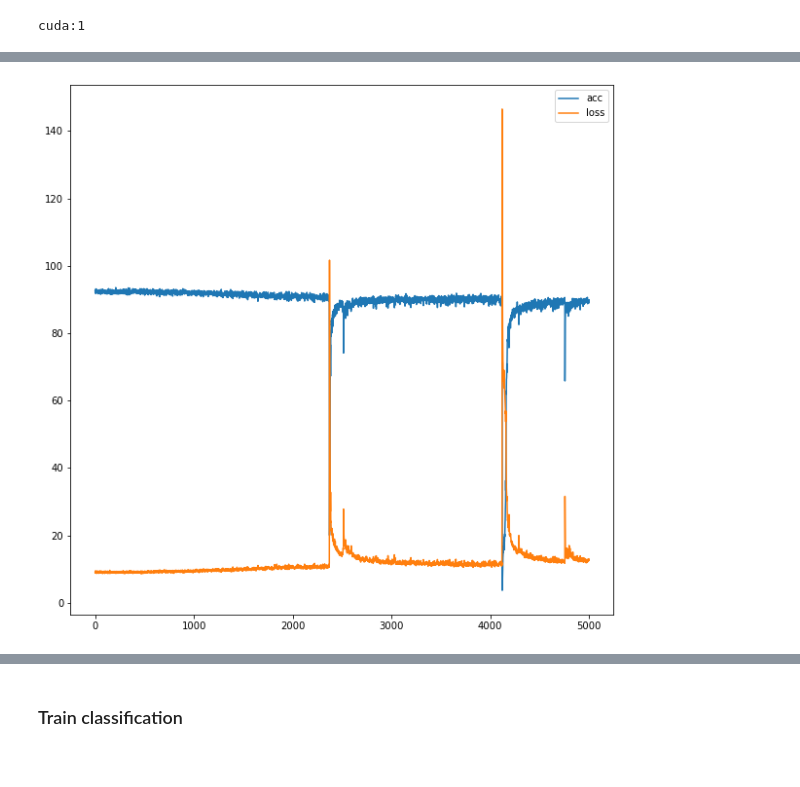
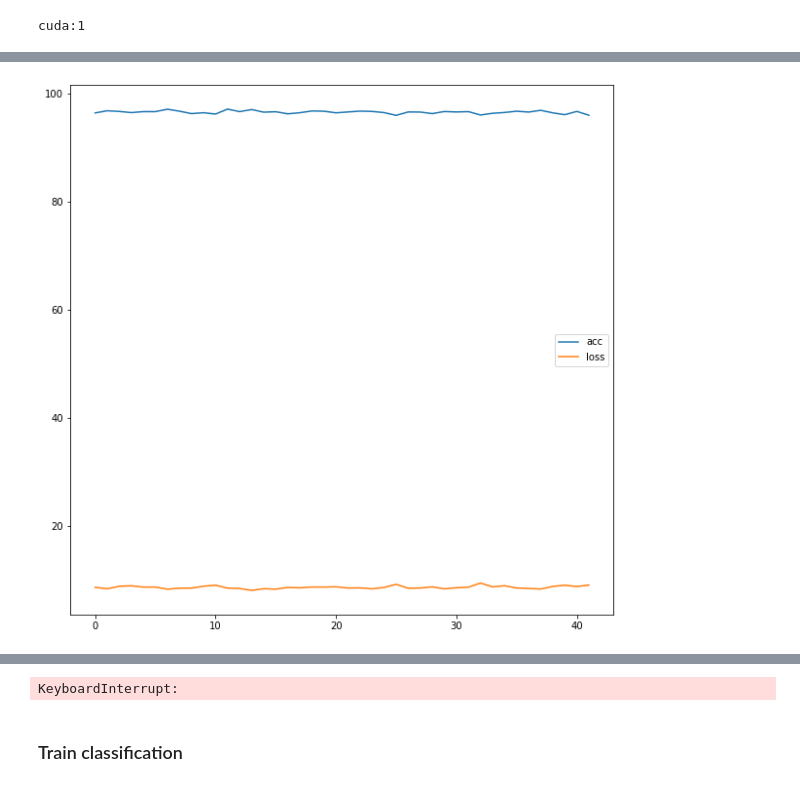
Before and after one commit to nutapol97/ssl-for-mi, a Jupyter notebook: contrast_modified.ipynb, the cells around one changed output, grey strips where cells are left out. Cells and saved outputs as stored; diff of their text form; code cells hidden in the pictures.

```diff
--- a/contrast_modified.ipynb
+++ b/contrast_modified.ipynb
@@ -413,7 +401,7 @@ class ResNet(nn.Module):
         self.inplanes = 12
         self.classification = classification
         super(ResNet, self).__init__()
-        self.conv1 = nn.Conv1d(2, self.inplanes, kernel_size=33, stride=1, padding=16,
+        self.conv1 = nn.Conv1d(64, self.inplanes, kernel_size=33, stride=1, padding=16,
                                bias=False)
         self.bn1 = nn.BatchNorm1d(self.inplanes)
         self.relu = nn.ReLU(inplace=True)
@@ -927,14 +927,14 @@ print(X.shape, y.shape)
 #X = X[:, np.newaxis,:,:]
 X.shape
 
-X2 = X[:,  7:8, :]
-print(X2.shape)
+# X2 = X[:,  7:8, :]
+# print(X2.shape)
 
-X3= X[:,  13:14, :]
-print(X3.shape)
-X4 = np.concatenate((X2,X3), axis=1)
-print(X4.shape)
-X = X4
+# X3= X[:,  13:14, :]
+# print(X3.shape)
+# X4 = np.concatenate((X2,X3), axis=1)
+# print(X4.shape)
+# X = X4
 X=X[:,:,:640]
 print(X.shape)
 # %% [output]
@@ -956,7 +953,7 @@ batch_size = 512
 
 optimizer = torch.optim.SGD(net.parameters(), lr=0.1 * (batch_size / 64), momentum=0.9, weight_decay=0.00001)
 
-epochs = 5000
+epochs = 1000
 lr_schduler = CosineAnnealingLR(optimizer, T_max=epochs - 10, eta_min=0.05)#default =0.07
 scheduler_warmup = GradualWarmupScheduler(optimizer, multiplier=1, total_epoch=10, after_scheduler=lr_schduler)
 optimizer.zero_grad()
@@ -1040,15 +1037,15 @@ for epoch in range(epochs):
 
             for i in range(X.shape[0]):
                 #print(X[i].shape)
-                t1 = transform(X[i], "noise")
+                t1 = transform(X[i], "crop_resize")
                 #print("t1 shape : {}".format(t1.shape))
-                trans1[i] = t1.reshape(2,X.shape[2])
+                trans1[i] = t1.reshape(64,X.shape[2])
             #print("trans1 shape : {}".format(trans1))
             for i in range(X.shape[0]):
                 t2 = transform(X[i], 'permute')
 
                 #print("t2 shape : {}".format(t2.shape))
-                trans2[i] = t2.reshape(2,X.shape[2])
+                trans2[i] = t2.reshape(64,X.shape[2])
 
             trans = np.concatenate((trans1,trans2))
 
@@ -1063,31 +1060,31 @@ for epoch in range(epochs):
             evaluation.append((log_p == lab_con).tolist())
             l.backward()
             optimizer.step()
             loss_sum += l
             iter += 1
             pbar.set_description("Epoch %d, loss = %.2f" % (epoch, l.data))
             pbar.update(1)
         err = l.data
     evaluation = [item for sublist in evaluation for item in sublist]
 
 
     train_acc = sum(evaluation) / len(evaluation)
     error = 1 - train_acc
 
     current_lr = optimizer.param_groups[0]['lr']
 
     clear_output(wait=True)
 
     acc.append(train_acc*100)
     loss_train.append(loss_sum.data.cpu())
     #print(acc)
     #print(loss_train)
     do_plot_acc_loss(acc, loss_train)
     print("Epoch:", epoch,"lr?:", current_lr, "error:", error, " train_loss =", loss_sum.data, "Acc =",train_acc*100)
     #do_plot(loss_sum.data, error)
     scheduler_warmup.step()
     state = {"state_dict": net.state_dict(), "epoch": epoch}
     save_ckpt(state, best_err > error, model_save_dir)
     best_err = min(best_err, error)
 # %% [output]
-[figure, old version]
+[figure, new version]
@@ -1095,3 +1092,4 @@ Epoch: 4999 lr?: 0.7999939801762054 error: 0.10230489284270117  train_loss = ten
+KeyboardInterrupt:
 # %% [markdown]
 ### Train classification
 # %%
```
Also changed, not shown: parts of 12 cells of this notebook.
